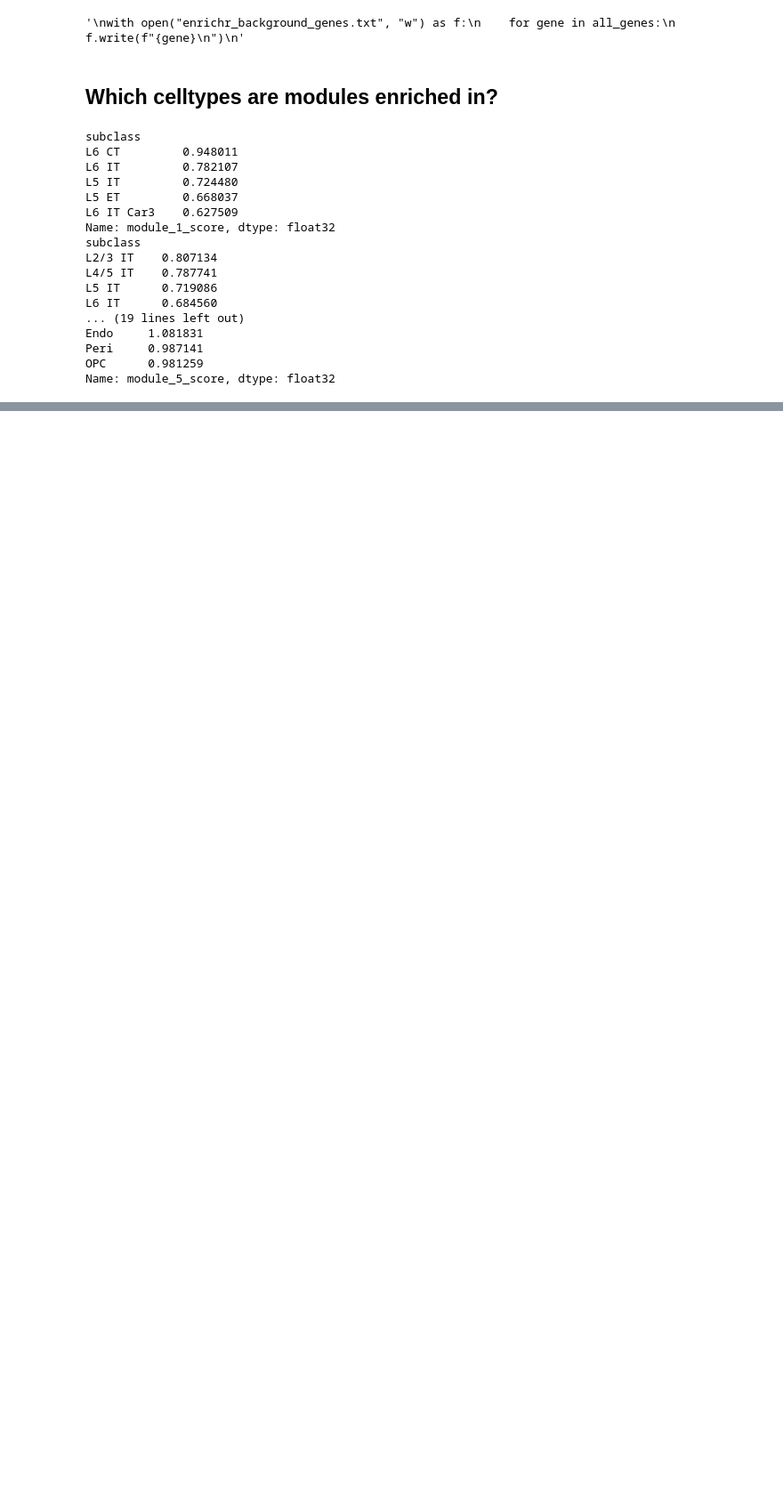
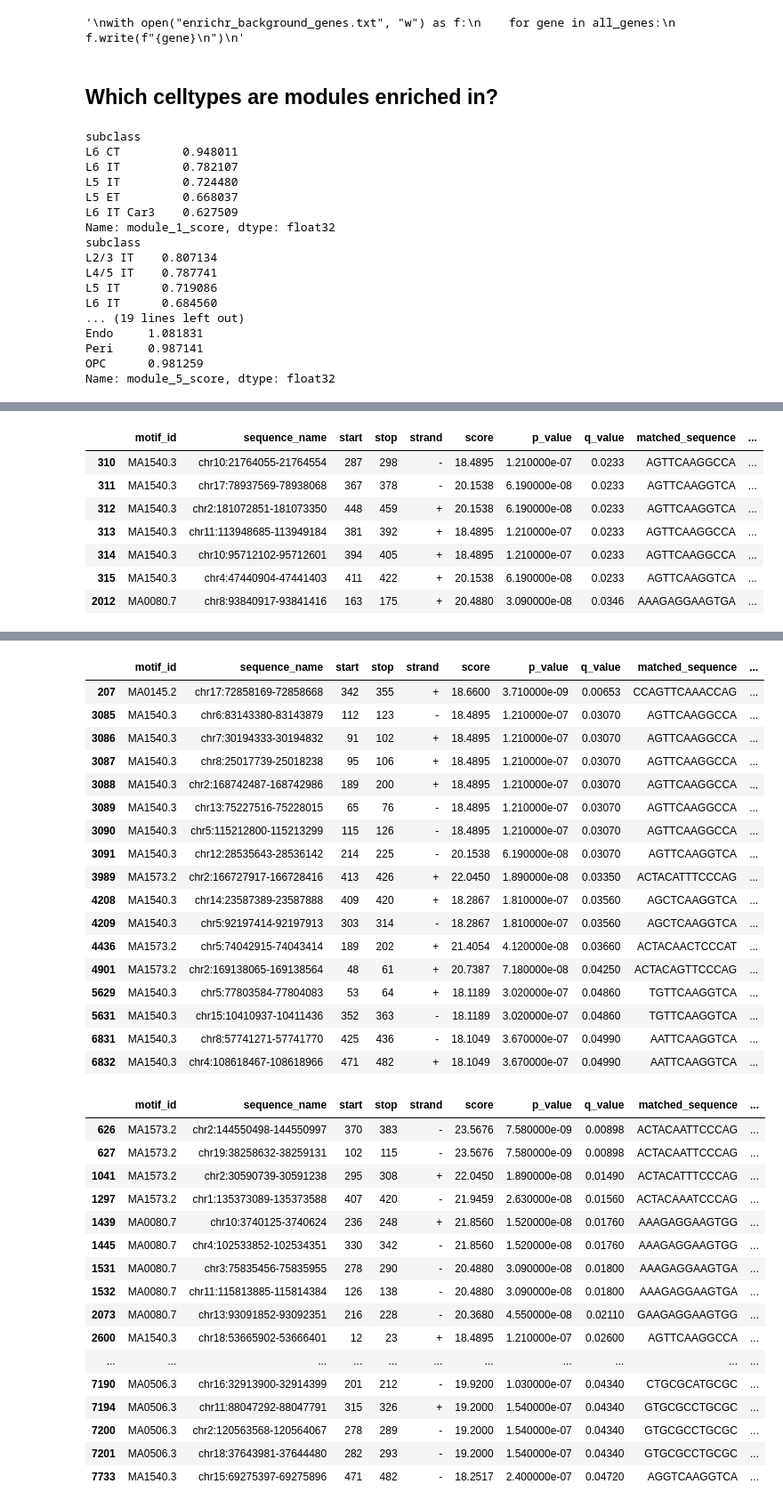
Before and after one commit to l-reich/spatial-chromatin-variability, a Jupyter notebook: src/Descart/peak_modules.ipynb, the cells around one changed output, grey strips where cells are left out. Shown at 89% size. Saved outputs shown, nothing was run; the diff lists cells and outputs as text; code cells hidden in the pictures; blank space fills up the shorter version.

Commit message:
motifs on modules

```diff
--- a/src/Descart/peak_modules.ipynb
+++ b/src/Descart/peak_modules.ipynb
@@ -555,0 +586,7 @@ Name: module_5_score, dtype: float32
+# %%
+def get_jaspar_metadata(matrix_id):
+    url = f"https://jaspar.elixir.no/api/v1/matrix/{matrix_id}/"
+    r = requests.get(url)
+    if r.status_code == 200:
+        return r.json()
+    return None
@@ -555,0 +647,17 @@ Name: module_5_score, dtype: float32
+# %%
+fimo_dfs = []
+
+for i in range (1,6):
+    fimo_dfs.append(process_fimo_df(f"./fimo_out_bg_module{i}/fimo.txt"))
+# %%
+for df in fimo_dfs:
+    display(df)
+# %% [output]
+|  | motif_id | sequence_name | start | stop | strand | score | p_value | q_value | matched_sequence | ... |
+| 310 | MA1540.3 | chr10:21764055-21764554 | 287 | 298 | - | 18.4895 | 1.210000e-07 | 0.0233 | AGTTCAAGGCCA | ... |
+| 311 | MA1540.3 | chr17:78937569-78938068 | 367 | 378 | - | 20.1538 | 6.190000e-08 | 0.0233 | AGTTCAAGGTCA | ... |
+| 312 | MA1540.3 | chr2:181072851-181073350 | 448 | 459 | + | 20.1538 | 6.190000e-08 | 0.0233 | AGTTCAAGGTCA | ... |
+| 313 | MA1540.3 | chr11:113948685-113949184 | 381 | 392 | + | 18.4895 | 1.210000e-07 | 0.0233 | AGTTCAAGGCCA | ... |
+| 314 | MA1540.3 | chr10:95712102-95712601 | 394 | 405 | + | 18.4895 | 1.210000e-07 | 0.0233 | AGTTCAAGGCCA | ... |
+| 315 | MA1540.3 | chr4:47440904-47441403 | 411 | 422 | + | 20.1538 | 6.190000e-08 | 0.0233 | AGTTCAAGGTCA | ... |
+| 2012 | MA0080.7 | chr8:93840917-93841416 | 163 | 175 | + | 20.4880 | 3.090000e-08 | 0.0346 | AAAGAGGAAGTGA | ... |
@@ -555,0 +681,35 @@ Name: module_5_score, dtype: float32
+|  | motif_id | sequence_name | start | stop | strand | score | p_value | q_value | matched_sequence | ... |
+| 207 | MA0145.2 | chr17:72858169-72858668 | 342 | 355 | + | 18.6600 | 3.710000e-09 | 0.00653 | CCAGTTCAAACCAG | ... |
+| 3085 | MA1540.3 | chr6:83143380-83143879 | 112 | 123 | - | 18.4895 | 1.210000e-07 | 0.03070 | AGTTCAAGGCCA | ... |
+| 3086 | MA1540.3 | chr7:30194333-30194832 | 91 | 102 | + | 18.4895 | 1.210000e-07 | 0.03070 | AGTTCAAGGCCA | ... |
+| 3087 | MA1540.3 | chr8:25017739-25018238 | 95 | 106 | + | 18.4895 | 1.210000e-07 | 0.03070 | AGTTCAAGGCCA | ... |
+| 3088 | MA1540.3 | chr2:168742487-168742986 | 189 | 200 | + | 18.4895 | 1.210000e-07 | 0.03070 | AGTTCAAGGCCA | ... |
+| 3089 | MA1540.3 | chr13:75227516-75228015 | 65 | 76 | - | 18.4895 | 1.210000e-07 | 0.03070 | AGTTCAAGGCCA | ... |
+| 3090 | MA1540.3 | chr5:115212800-115213299 | 115 | 126 | - | 18.4895 | 1.210000e-07 | 0.03070 | AGTTCAAGGCCA | ... |
+| 3091 | MA1540.3 | chr12:28535643-28536142 | 214 | 225 | - | 20.1538 | 6.190000e-08 | 0.03070 | AGTTCAAGGTCA | ... |
+| 3989 | MA1573.2 | chr2:166727917-166728416 | 413 | 426 | + | 22.0450 | 1.890000e-08 | 0.03350 | ACTACATTTCCCAG | ... |
+| 4208 | MA1540.3 | chr14:23587389-23587888 | 409 | 420 | + | 18.2867 | 1.810000e-07 | 0.03560 | AGCTCAAGGTCA | ... |
+| 4209 | MA1540.3 | chr5:92197414-92197913 | 303 | 314 | - | 18.2867 | 1.810000e-07 | 0.03560 | AGCTCAAGGTCA | ... |
+| 4436 | MA1573.2 | chr5:74042915-74043414 | 189 | 202 | + | 21.4054 | 4.120000e-08 | 0.03660 | ACTACAACTCCCAT | ... |
+| 4901 | MA1573.2 | chr2:169138065-169138564 | 48 | 61 | + | 20.7387 | 7.180000e-08 | 0.04250 | ACTACAGTTCCCAG | ... |
+| 5629 | MA1540.3 | chr5:77803584-77804083 | 53 | 64 | + | 18.1189 | 3.020000e-07 | 0.04860 | TGTTCAAGGTCA | ... |
+| 5631 | MA1540.3 | chr15:10410937-10411436 | 352 | 363 | - | 18.1189 | 3.020000e-07 | 0.04860 | TGTTCAAGGTCA | ... |
+| 6831 | MA1540.3 | chr8:57741271-57741770 | 425 | 436 | - | 18.1049 | 3.670000e-07 | 0.04990 | AATTCAAGGTCA | ... |
+| 6832 | MA1540.3 | chr4:108618467-108618966 | 471 | 482 | + | 18.1049 | 3.670000e-07 | 0.04990 | AATTCAAGGTCA | ... |
+|  | motif_id | sequence_name | start | stop | strand | score | p_value | q_value | matched_sequence | ... |
+| 626 | MA1573.2 | chr2:144550498-144550997 | 370 | 383 | - | 23.5676 | 7.580000e-09 | 0.00898 | ACTACAATTCCCAG | ... |
+| 627 | MA1573.2 | chr19:38258632-38259131 | 102 | 115 | - | 23.5676 | 7.580000e-09 | 0.00898 | ACTACAATTCCCAG | ... |
+| 1041 | MA1573.2 | chr2:30590739-30591238 | 295 | 308 | + | 22.0450 | 1.890000e-08 | 0.01490 | ACTACATTTCCCAG | ... |
+| 1297 | MA1573.2 | chr1:135373089-135373588 | 407 | 420 | - | 21.9459 | 2.630000e-08 | 0.01560 | ACTACAAATCCCAG | ... |
+| 1439 | MA0080.7 | chr10:3740125-3740624 | 236 | 248 | + | 21.8560 | 1.520000e-08 | 0.01760 | AAAGAGGAAGTGG | ... |
+| 1445 | MA0080.7 | chr4:102533852-102534351 | 330 | 342 | - | 21.8560 | 1.520000e-08 | 0.01760 | AAAGAGGAAGTGG | ... |
+| 1531 | MA0080.7 | chr3:75835456-75835955 | 278 | 290 | - | 20.4880 | 3.090000e-08 | 0.01800 | AAAGAGGAAGTGA | ... |
+| 1532 | MA0080.7 | chr11:115813885-115814384 | 126 | 138 | - | 20.4880 | 3.090000e-08 | 0.01800 | AAAGAGGAAGTGA | ... |
+| 2073 | MA0080.7 | chr13:93091852-93092351 | 216 | 228 | - | 20.3680 | 4.550000e-08 | 0.02110 | GAAGAGGAAGTGG | ... |
+| 2600 | MA1540.3 | chr18:53665902-53666401 | 12 | 23 | + | 18.4895 | 1.210000e-07 | 0.02600 | AGTTCAAGGCCA | ... |
+| ... | ... | ... | ... | ... | ... | ... | ... | ... | ... | ... |
+| 7190 | MA0506.3 | chr16:32913900-32914399 | 201 | 212 | - | 19.9200 | 1.030000e-07 | 0.04340 | CTGCGCATGCGC | ... |
+| 7194 | MA0506.3 | chr11:88047292-88047791 | 315 | 326 | + | 19.2000 | 1.540000e-07 | 0.04340 | GTGCGCCTGCGC | ... |
+| 7200 | MA0506.3 | chr2:120563568-120564067 | 278 | 289 | - | 19.2000 | 1.540000e-07 | 0.04340 | GTGCGCCTGCGC | ... |
+| 7201 | MA0506.3 | chr18:37643981-37644480 | 282 | 293 | - | 19.2000 | 1.540000e-07 | 0.04340 | GTGCGCCTGCGC | ... |
+| 7733 | MA1540.3 | chr15:69275397-69275896 | 471 | 482 | - | 18.2517 | 2.400000e-07 | 0.04720 | AGGTCAAGGTCA | ... |
```
Also changed, not shown: parts of 18 cells of this notebook.
